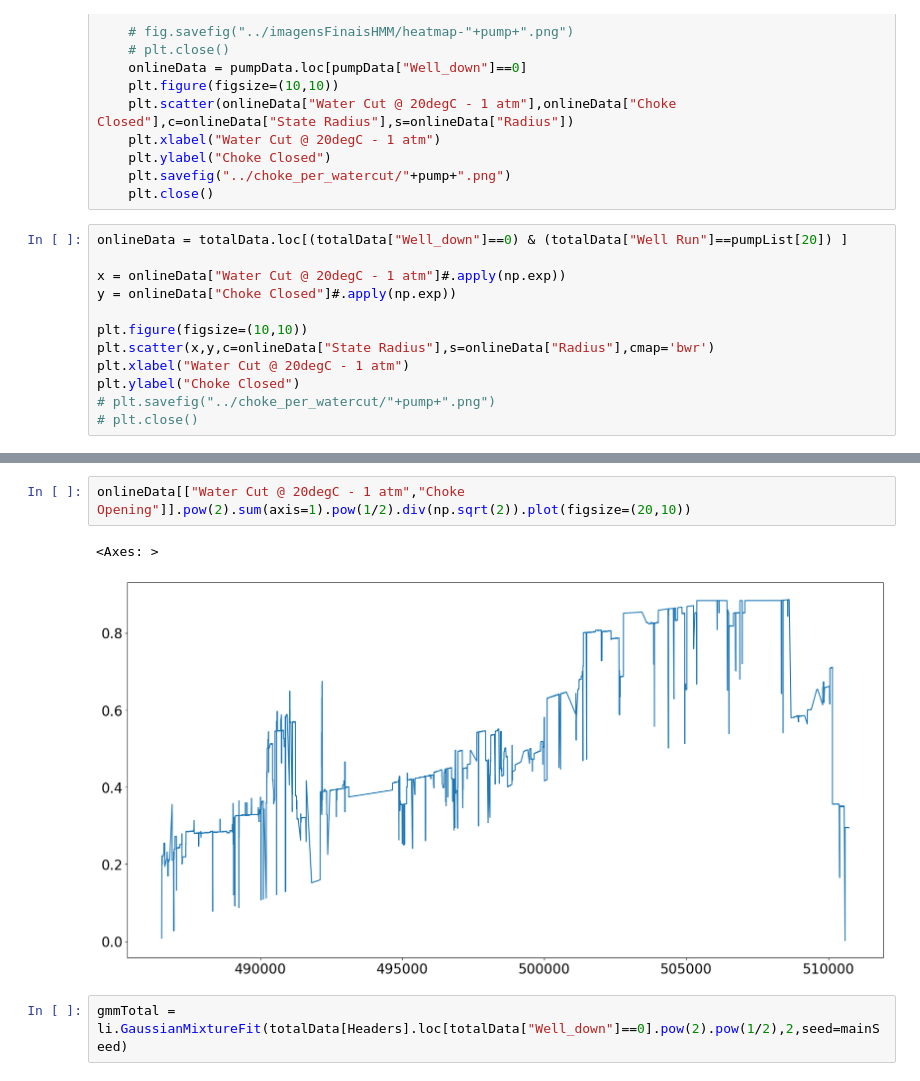
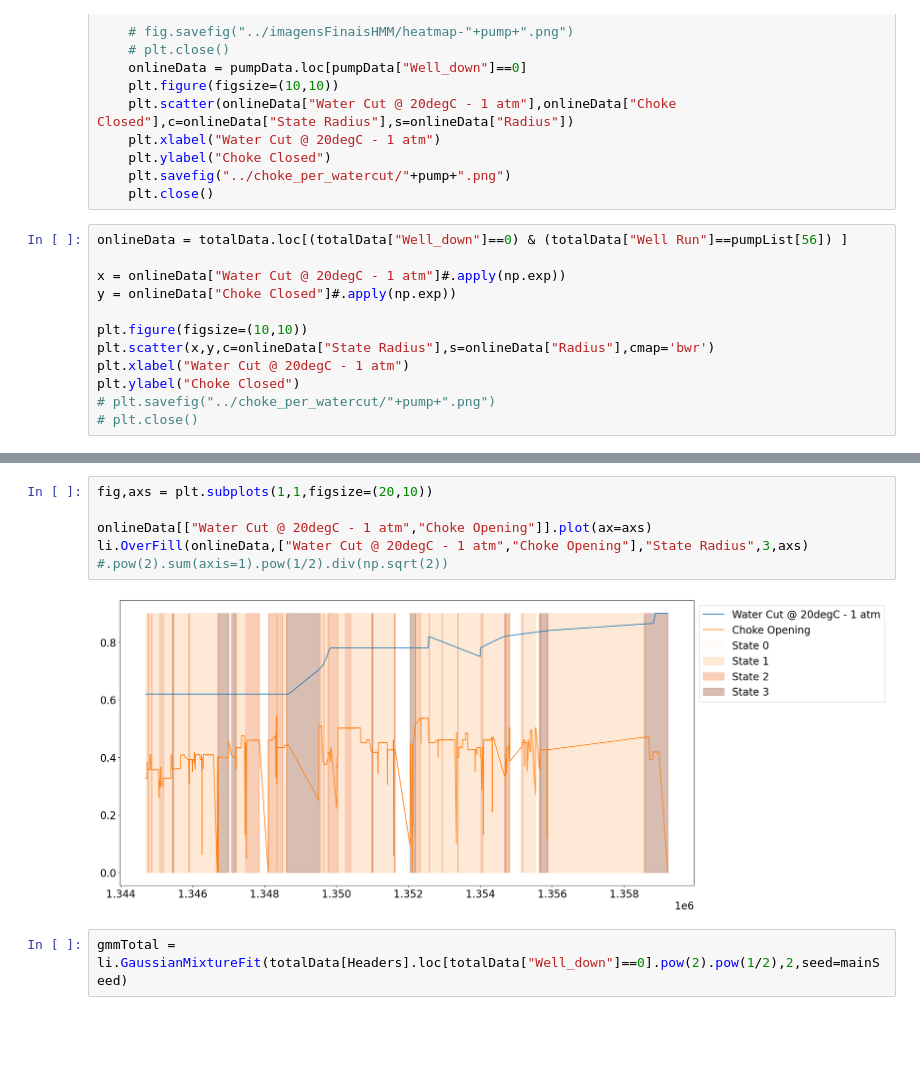
Before and after one commit to RL2-SP3/LISSA, a Jupyter notebook: examples/analise_modelos_hmm_direta.ipynb, the cells around one changed output, grey strips where cells are left out. Saved outputs shown, nothing was run; the diff lists cells and outputs as text; blank space fills up the shorter version.

```diff
--- a/examples/analise_modelos_hmm_direta.ipynb
+++ b/examples/analise_modelos_hmm_direta.ipynb
@@ -195,7 +195,7 @@ for pump in pumpList:
     plt.savefig("../choke_per_watercut/"+pump+".png")
     plt.close()
 # %%
-onlineData = totalData.loc[(totalData["Well_down"]==0) & (totalData["Well Run"]==pumpList[20]) ]
+onlineData = totalData.loc[(totalData["Well_down"]==0) & (totalData["Well Run"]==pumpList[56]) ]
 
 x = onlineData["Water Cut @ 20degC - 1 atm"]#.apply(np.exp))
 y = onlineData["Choke Closed"]#.apply(np.exp))
@@ -212,8 +212,11 @@ Text(0, 0.5, 'Choke Closed')
 # %%
-onlineData[["Water Cut @ 20degC - 1 atm","Choke Opening"]].pow(2).sum(axis=1).pow(1/2).div(np.sqrt(2)).plot(figsize=(20,10))
+fig,axs = plt.subplots(1,1,figsize=(20,10))
+
+onlineData[["Water Cut @ 20degC - 1 atm","Choke Opening"]].plot(ax=axs)
+li.OverFill(onlineData,["Water Cut @ 20degC - 1 atm","Choke Opening"],"State Radius",3,axs)
+#.pow(2).sum(axis=1).pow(1/2).div(np.sqrt(2))
 # %% [output]
-<Axes: >
-[figure, old version]
+[figure, new version]
 # %%
 gmmTotal = li.GaussianMixtureFit(totalData[Headers].loc[totalData["Well_down"]==0].pow(2).pow(1/2),2,seed=mainSeed)
 # %% [output]
```
Also changed, not shown: parts of 1 cell of this notebook.
